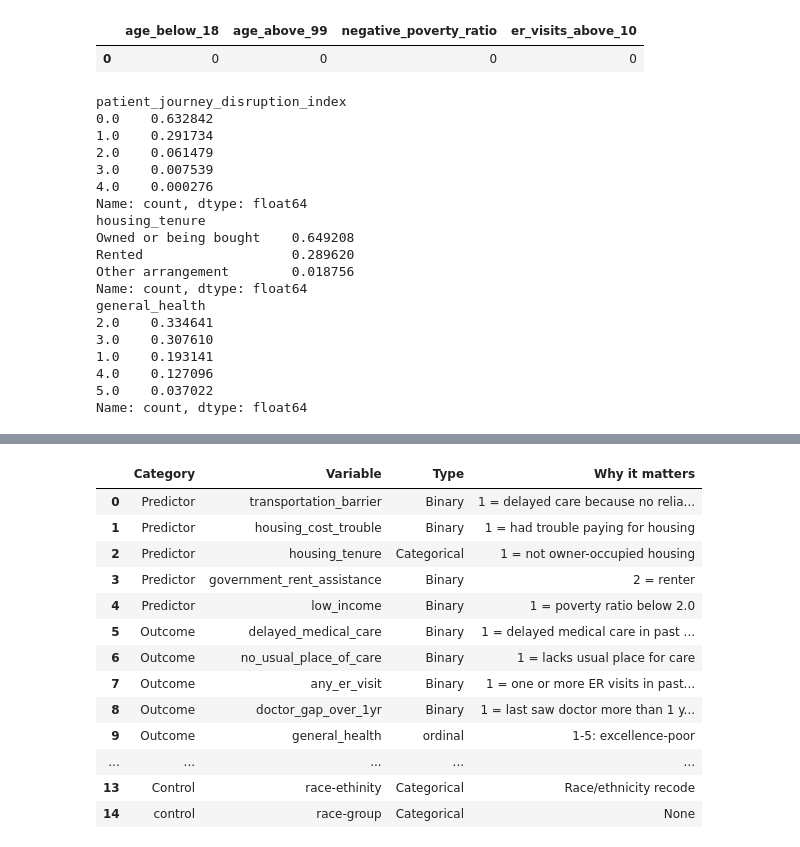
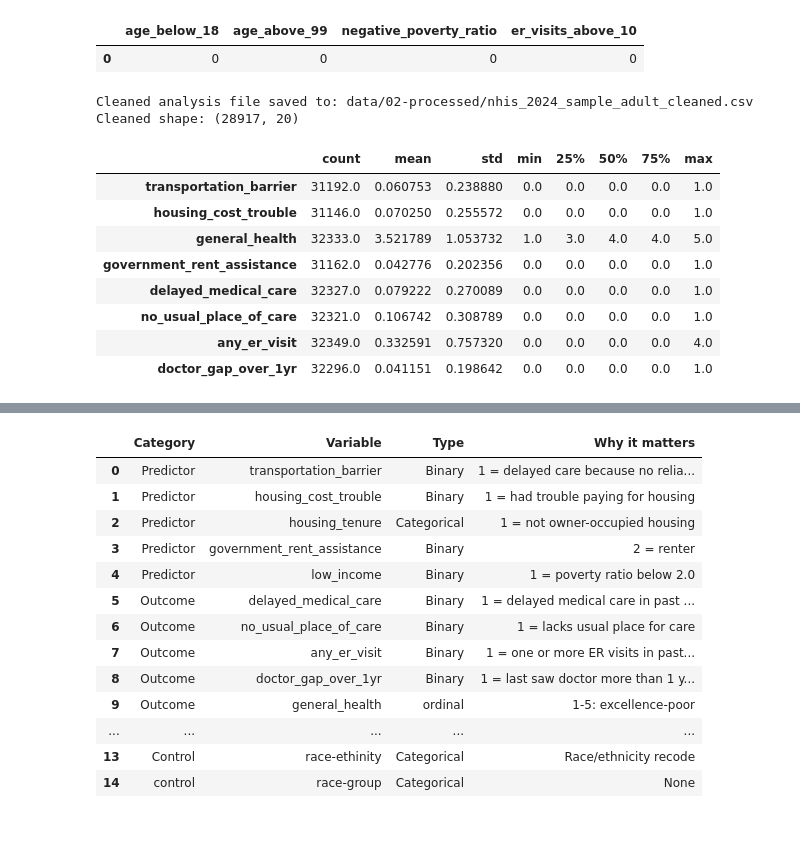
Before and after one commit to COGS108/Group-SP26-079, a Jupyter notebook: 01-DataCheckpoint.ipynb, the cells around one changed output, grey strips where cells are left out. Drawn from its saved outputs; the diff is of its cells as text; code cells hidden in the pictures.

```diff
--- a/01-DataCheckpoint.ipynb
+++ b/01-DataCheckpoint.ipynb
@@ -271,11 +260,11 @@ education_map = {
     10: 'Doctorate'
 }
 health_map = {
-    1: 'Excellent',
-    2: 'Very good',
-    3: 'Good',
-    4: 'Fair',
-    5: 'Poor'
+    1: 5, #'Excellent'
+    2: 4, #'Very good'
+    3: 3, #'Good'
+    4: 2, #'Fair'
+    5: 1 #'Poor'
 }
 tenure_map = {
     1: 'Owned or being bought',
@@ -292,7 +281,7 @@ df['race_ethnicity'] = df['HISPALLP_A'].map(race_ethnicity_map)
 df['race_group'] = df['RACEALLP_A'].map(race_map)
 df['education'] = df['EDUCP_A'].map(education_map)
 df['health_insurance']=df['HICOV_A'].map(insurance_map)
-df['general_health'] = df['PHSTAT_A']
+df['general_health'] = df['PHSTAT_A'].map(health_map)
 df['housing_tenure'] = df['HOUTENURE_A'].map(tenure_map)
 # %% [markdown]
 Cleaning choices: the NHIS codebook uses numeric values such as 7, 8, 9, 97, and 99 for refused, not ascertained, and don't know responses. These are not meaningful measured values, so we convert them to `NaN` before creating analysis variables. We do not drop all rows with missing values at this checkpoint because some missingness is structural. For example, `HOUGVASST_A` is mainly relevant for renters, so homeowners are later coded as 0 for government rent assistance while true nonresponse remains missing. For summary indexes, we use `sum(..., min_count=1)` so respondents with at least one valid component can still contribute, while rows with no valid component remain missing.
@@ -353,66 +342,44 @@ Name: count, dtype: int64
 # %%
 df['transportation_barrier'] = np.where(df['TRANSPOR_A'].notna(), (df['TRANSPOR_A'] == 1).astype(int), np.nan)
 df['housing_cost_trouble'] = np.where(df['HOUSECOST_A'].notna(), (df['HOUSECOST_A'] == 1).astype(int), np.nan)
 
 # HOUGVASST_A is only asked of renters. We keep homeowners / non-renters as 0 here.
 df['government_rent_assistance'] = np.where(df['HOUGVASST_A'] == 1, 1,
                                     np.where(df['HOUGVASST_A'] == 2, 0, np.nan))
 df.loc[df['HOUTENURE_A'].isin([1, 3]), 'government_rent_assistance'] = 0
-
-df['low_income'] = np.where(df['POVRATTC_A'].notna(), (df['POVRATTC_A'] < 2.0).astype(int), np.nan)
-
 df['delayed_medical_care'] = np.where(df['MEDDL12M_A'].notna(), (df['MEDDL12M_A'] == 1).astype(int), np.nan)
 df['no_usual_place_of_care'] = np.where(df['USUALPL_A'].notna(), df['USUALPL_A'].isin([2, 3]).astype(int), np.nan)
-df['any_er_visit'] = np.where(df['EMERG12MTC_A'].notna(), (df['EMERG12MTC_A'] >= 1).astype(int), np.nan)
+df = df.dropna(subset=['EMERG12MTC_A'])
+df['any_er_visit']=df['EMERG12MTC_A']
 df['doctor_gap_over_1yr'] = np.where(df['LASTDR_A'].notna(), df['LASTDR_A'].isin([4, 5, 6]).astype(int), np.nan)
-
-df['patient_journey_disruption_index'] = df[
-    ['delayed_medical_care', 'no_usual_place_of_care', 'any_er_visit', 'doctor_gap_over_1yr']
-].sum(axis=1, min_count=1)
-
 analysis_vars = [
     'transportation_barrier', 'housing_cost_trouble', 'general_health',
-    'government_rent_assistance', 'low_income',
+    'government_rent_assistance',
     'delayed_medical_care', 'no_usual_place_of_care', 'any_er_visit',
-    'doctor_gap_over_1yr',
-    'patient_journey_disruption_index'
+    'doctor_gap_over_1yr'
 ]
-
 keep_cols = [
     'HHX', 'WTFA_A', 'PSTRAT', 'PPSU', 'AGEP_A', 'sex', 'race_ethnicity', 'race_group',
     'education', 'POVRATTC_A', 'health_insurance', 'housing_tenure'
 ] + analysis_vars
 
 clean_nhis = df[keep_cols].copy()
 clean_nhis=clean_nhis.dropna()
 clean_nhis.to_csv(processed_dir / 'nhis_2024_sample_adult_cleaned.csv', index=False)
 
 print(f'Cleaned analysis file saved to: {processed_dir / "nhis_2024_sample_adult_cleaned.csv"}')
 print('Cleaned shape:', clean_nhis.shape)
 
 df[analysis_vars].describe().T
+# %% [output]
+Cleaned analysis file saved to: data/02-processed/nhis_2024_sample_adult_cleaned.csv
+Cleaned shape: (28917, 20)
+|  | count | mean | std | min | 25% | 50% | 75% | max |
+| transportation_barrier | 31192.0 | 0.060753 | 0.238880 | 0.0 | 0.0 | 0.0 | 0.0 | 1.0 |
+| housing_cost_trouble | 31146.0 | 0.070250 | 0.255572 | 0.0 | 0.0 | 0.0 | 0.0 | 1.0 |
+| general_health | 32333.0 | 3.521789 | 1.053732 | 1.0 | 3.0 | 4.0 | 4.0 | 5.0 |
+| government_rent_assistance | 31162.0 | 0.042776 | 0.202356 | 0.0 | 0.0 | 0.0 | 0.0 | 1.0 |
+| delayed_medical_care | 32327.0 | 0.079222 | 0.270089 | 0.0 | 0.0 | 0.0 | 0.0 | 1.0 |
+| no_usual_place_of_care | 32321.0 | 0.106742 | 0.308789 | 0.0 | 0.0 | 0.0 | 0.0 | 1.0 |
+| any_er_visit | 32349.0 | 0.332591 | 0.757320 | 0.0 | 0.0 | 0.0 | 0.0 | 4.0 |
+| doctor_gap_over_1yr | 32296.0 | 0.041151 | 0.198642 | 0.0 | 0.0 | 0.0 | 0.0 | 1.0 |
-# %%
-
-print(clean_nhis.patient_journey_disruption_index.value_counts()/len(clean_nhis.patient_journey_disruption_index))
-print(clean_nhis.housing_tenure.value_counts()/len(clean_nhis.housing_tenure))
-print(clean_nhis.general_health.value_counts()/len(clean_nhis.general_health))
-# %% [output]
-patient_journey_disruption_index
-0.0    0.632842
-1.0    0.291734
-2.0    0.061479
-3.0    0.007539
-4.0    0.000276
-Name: count, dtype: float64
-housing_tenure
-Owned or being bought    0.649208
-Rented                   0.289620
-Other arrangement        0.018756
-Name: count, dtype: float64
-general_health
-2.0    0.334641
-3.0    0.307610
-1.0    0.193141
-4.0    0.127096
-5.0    0.037022
-Name: count, dtype: float64
```
Also changed, not shown: parts of 10 cells of this notebook.
